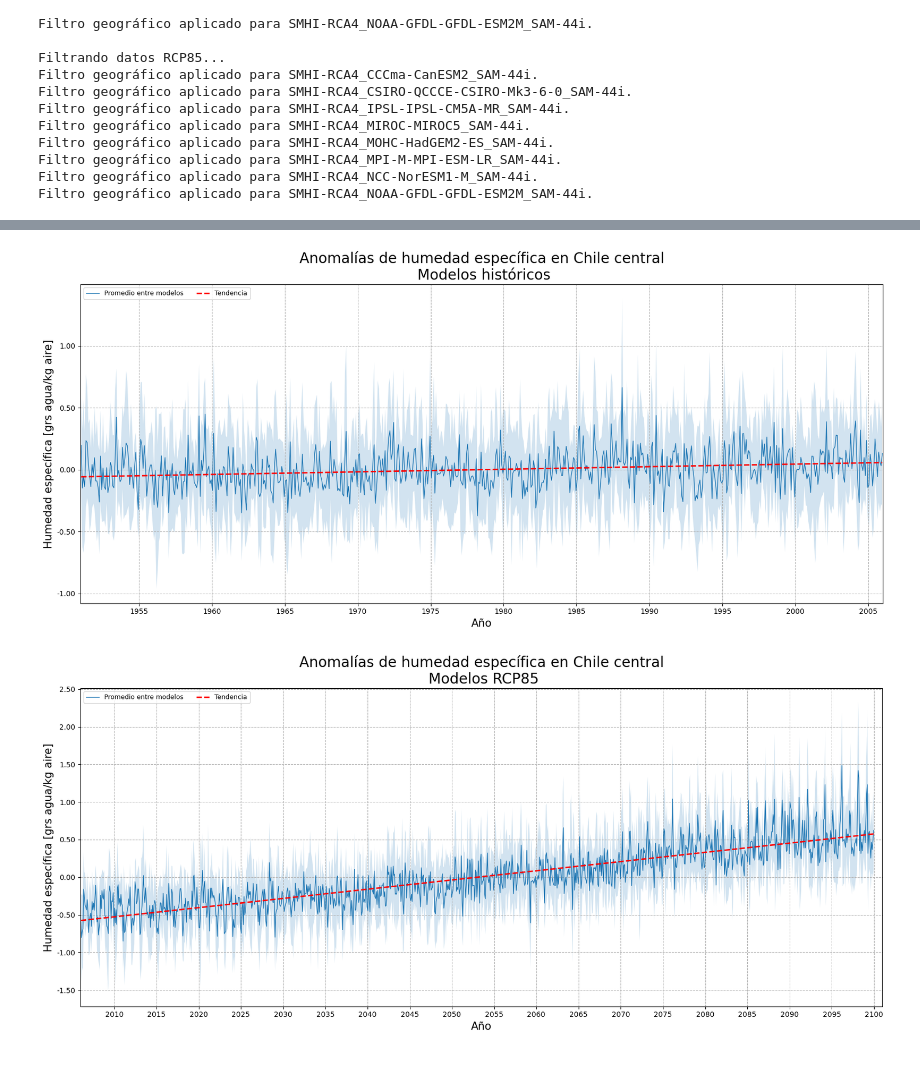
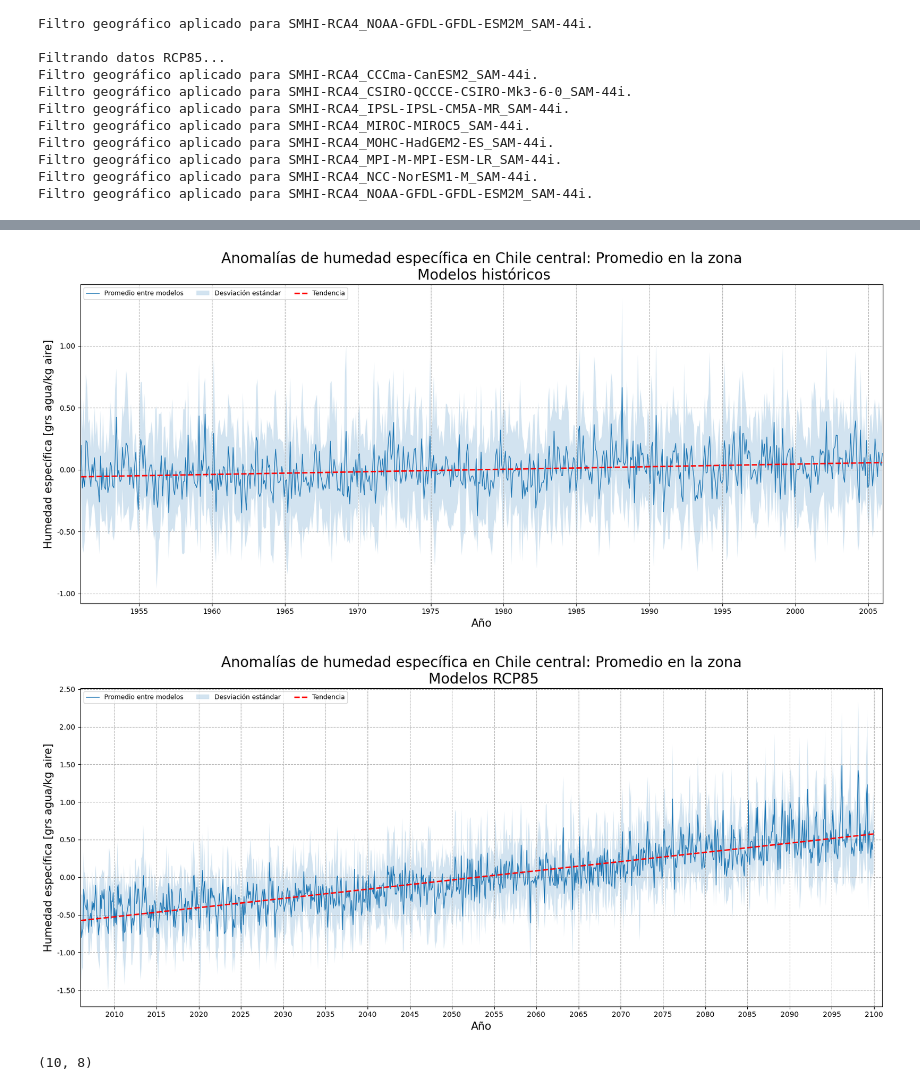
Before and after one commit to danap27/chile_specific_humidity, a Jupyter notebook: 2_main.ipynb, the cells around one changed output, grey strips where cells are left out. Saved outputs shown, nothing was run; the diff lists cells and outputs as text; code cells hidden in the pictures.

```diff
--- a/2_main.ipynb
+++ b/2_main.ipynb
@@ -344,33 +346,33 @@ plt.show()
 # %%
 # Promediamos las series de tiempo de los distintos modelos históricos para obtener una serie de tiempo promedio, agregamos barras de error con la desviación estándar
 huss_historical_data_chile_central_mean = np.zeros(huss_historical_data_chile_central[list(huss_historical_data_chile_central.keys())[0]]['anomaly_series'].shape)
 for model in huss_historical_data_chile_central.keys():
     huss_historical_data_chile_central_mean += huss_historical_data_chile_central[model]['anomaly_series']
 huss_historical_data_chile_central_mean /= len(huss_historical_data_chile_central.keys())
 huss_historical_data_chile_central_std = np.std([huss_historical_data_chile_central[model]['anomaly_series'] for model in huss_historical_data_chile_central.keys()], axis=0)
 
 # Graficamos la serie de tiempo promedio de los modelos históricos
 fig, ax = plt.subplots(figsize=(20, 8))
 time_axis = rh.cfdate2datetime(huss_historical_data_chile_central[list(huss_historical_data_chile_central.keys())[0]]['time'])
 ax.plot(time_axis, huss_historical_data_chile_central_mean.mean(axis=(1,2)), label='Promedio entre modelos', lw=1)
-ax.fill_between(time_axis, huss_historical_data_chile_central_mean.mean(axis=(1,2)) - huss_historical_data_chile_central_std.mean(axis=(1,2)), huss_historical_data_chile_central_mean.mean(axis=(1,2)) + huss_historical_data_chile_central_std.mean(axis=(1,2)), alpha=0.2)
+ax.fill_between(time_axis, huss_historical_data_chile_central_mean.mean(axis=(1,2)) - huss_historical_data_chile_central_std.mean(axis=(1,2)), huss_historical_data_chile_central_mean.mean(axis=(1,2)) + huss_historical_data_chile_central_std.mean(axis=(1,2)), alpha=0.2, label='Desviación estándar')
 ax.yaxis.set_major_formatter(mticker.FuncFormatter(kg2grams_formatter))
 ax.xaxis.set_major_locator(matplotlib.dates.YearLocator(5))
 ax.set_xlim([datetime.datetime(1951, 1, 1), datetime.datetime(2005, 12, 31)])
 
 # Añadimos una línea de tendencia
 z = np.polyfit(matplotlib.dates.date2num(time_axis), huss_historical_data_chile_central_mean.mean(axis=(1,2)), 1)
 p = np.poly1d(z)
 ax.plot(time_axis, p(matplotlib.dates.date2num(time_axis)), "r--", label='Tendencia', lw=2)
 
-ax.set_title('Anomalías de humedad específica en Chile central\n Modelos históricos', fontsize=20)
+ax.set_title('Anomalías de humedad específica en Chile central: Promedio en la zona\n Modelos históricos', fontsize=20)
 ax.set_xlabel('Año', fontsize=15)
 ax.set_ylabel('Humedad específica [grs agua/kg aire]', fontsize=15)
 ax.legend(ncol = 4, fontsize = 9, loc='upper left')
 ax.grid(True, which='both', axis='both', linestyle='--')
 plt.show()
 # %% [output]
-[figure, old version]
+[figure, new version]
 # %%
 # Promediamos las series de tiempo de los distintos modelos RCP85 para obtener una serie de tiempo promedio, agregamos barras de error con la desviación estándar
 huss_rcp85_data_chile_central_mean = np.zeros(huss_rcp85_data_chile_central[list(huss_rcp85_data_chile_central.keys())[0]]['anomaly_series'].shape)
@@ -383,7 +385,7 @@ huss_rcp85_data_chile_central_std = np.std([huss_rcp85_data_chile_central[model]
 fig, ax = plt.subplots(figsize=(20, 8))
 time_axis = rh.cfdate2datetime(huss_rcp85_data_chile_central[list(huss_rcp85_data_chile_central.keys())[0]]['time'])
 ax.plot(time_axis, huss_rcp85_data_chile_central_mean.mean(axis=(1,2)), label='Promedio entre modelos', lw=1)
-ax.fill_between(time_axis, huss_rcp85_data_chile_central_mean.mean(axis=(1,2)) - huss_rcp85_data_chile_central_std.mean(axis=(1,2)), huss_rcp85_data_chile_central_mean.mean(axis=(1,2)) + huss_rcp85_data_chile_central_std.mean(axis=(1,2)), alpha=0.2)
+ax.fill_between(time_axis, huss_rcp85_data_chile_central_mean.mean(axis=(1,2)) - huss_rcp85_data_chile_central_std.mean(axis=(1,2)), huss_rcp85_data_chile_central_mean.mean(axis=(1,2)) + huss_rcp85_data_chile_central_std.mean(axis=(1,2)), alpha=0.2, label='Desviación estándar')
 ax.yaxis.set_major_formatter(mticker.FuncFormatter(kg2grams_formatter))
 ax.xaxis.set_major_locator(matplotlib.dates.YearLocator(5))
 ax.set_xlim([datetime.datetime(2006, 1, 1), datetime.datetime(2100, 12, 31)])
@@ -393,11 +395,15 @@ z = np.polyfit(matplotlib.dates.date2num(time_axis), huss_rcp85_data_chile_centr
 p = np.poly1d(z)
 ax.plot(time_axis, p(matplotlib.dates.date2num(time_axis)), "r--", label='Tendencia', lw=2)
 
-ax.set_title('Anomalías de humedad específica en Chile central\n Modelos RCP85', fontsize=20)
+ax.set_title('Anomalías de humedad específica en Chile central: Promedio en la zona\n Modelos RCP85', fontsize=20)
 ax.set_xlabel('Año', fontsize=15)
 ax.set_ylabel('Humedad específica [grs agua/kg aire]', fontsize=15)
 ax.legend(ncol = 4, fontsize = 9, loc='upper left')
 ax.grid(True, which='both', axis='both', linestyle='--')
 plt.show()
 # %% [output]
-[figure, old version]
+[figure, new version]
+# %%
+data[0].mean(axis=0).shape
+# %% [output]
+(10, 8)
```
Also changed, not shown: parts of 4 cells of this notebook.
